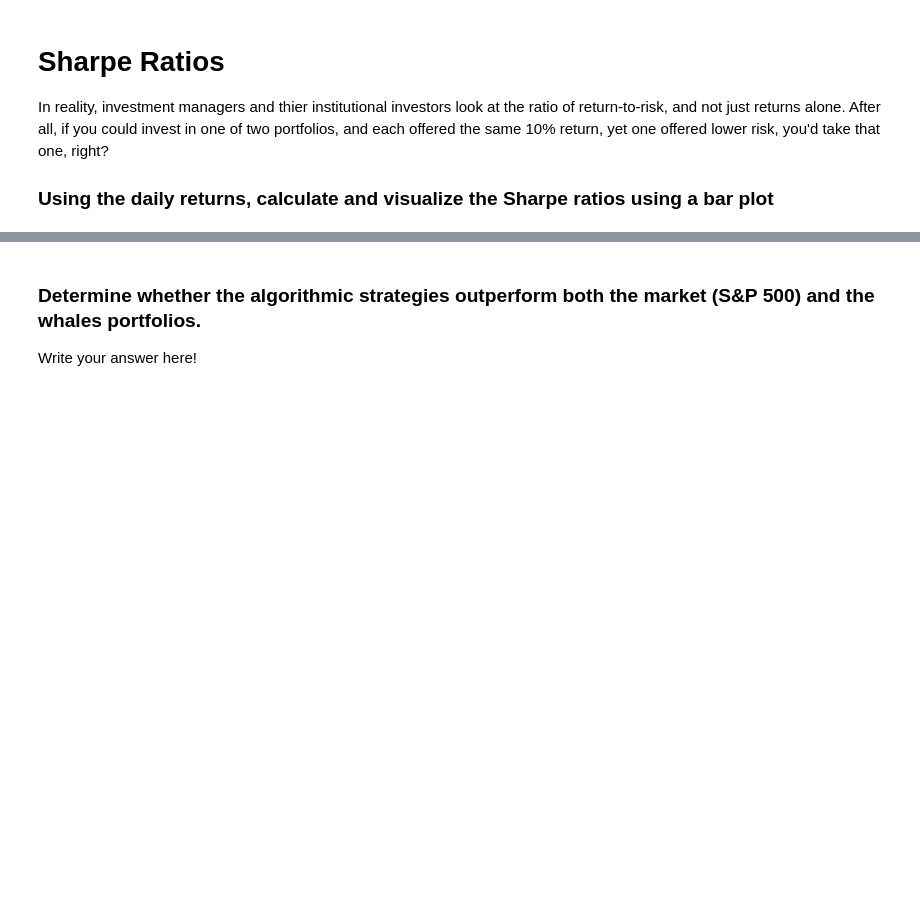
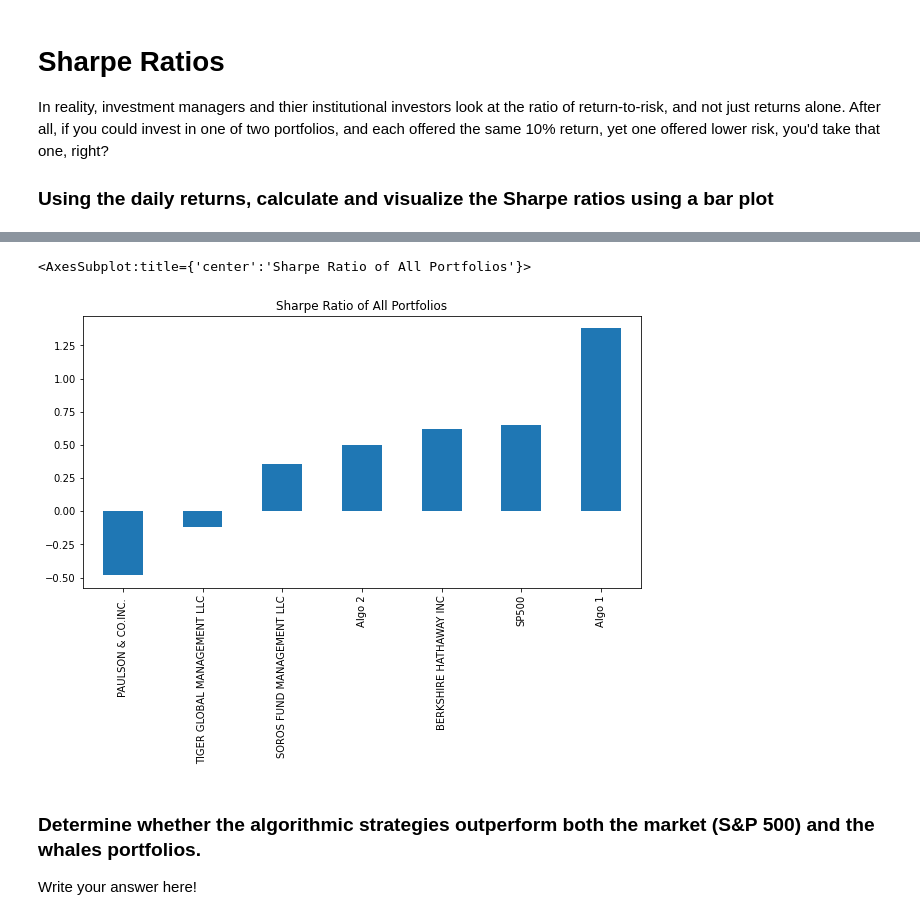
Before and after one commit to Luke-Mac/whale_off_portfolio, a Jupyter notebook: whale_analysis.ipynb, the cells around one changed output, grey strips where cells are left out. Drawn from its saved outputs; the diff is of its cells as text; code cells hidden in the pictures; blank space fills up the shorter version.

```diff
--- a/whale_analysis.ipynb
+++ b/whale_analysis.ipynb
@@ -330,0 +358,5 @@ In reality, investment managers and thier institutional investors look at the ra
+# %%
+# Annualized Sharpe Ratios
+sharpe_ratios = (combined_df.mean() * 252) / (combined_df.std() * np.sqrt(252))
+sharpe_ratios.sort_values(inplace=True)
+sharpe_ratios
@@ -331,5 +372,9 @@ In reality, investment managers and thier institutional investors look at the ra
 # %%
 # Visualize the sharpe ratios as a bar plot
+sharpe_ratios.plot.bar(figsize=(10, 5), title="Sharpe Ratio of All Portfolios")
+# %% [output]
+<AxesSubplot:title={'center':'Sharpe Ratio of All Portfolios'}>
+[figure, added]
 # %% [markdown]
 ### Determine whether the algorithmic strategies outperform both the market (S&P 500) and the whales portfolios.
 
```
Also changed, not shown: parts of 20 cells of this notebook.
